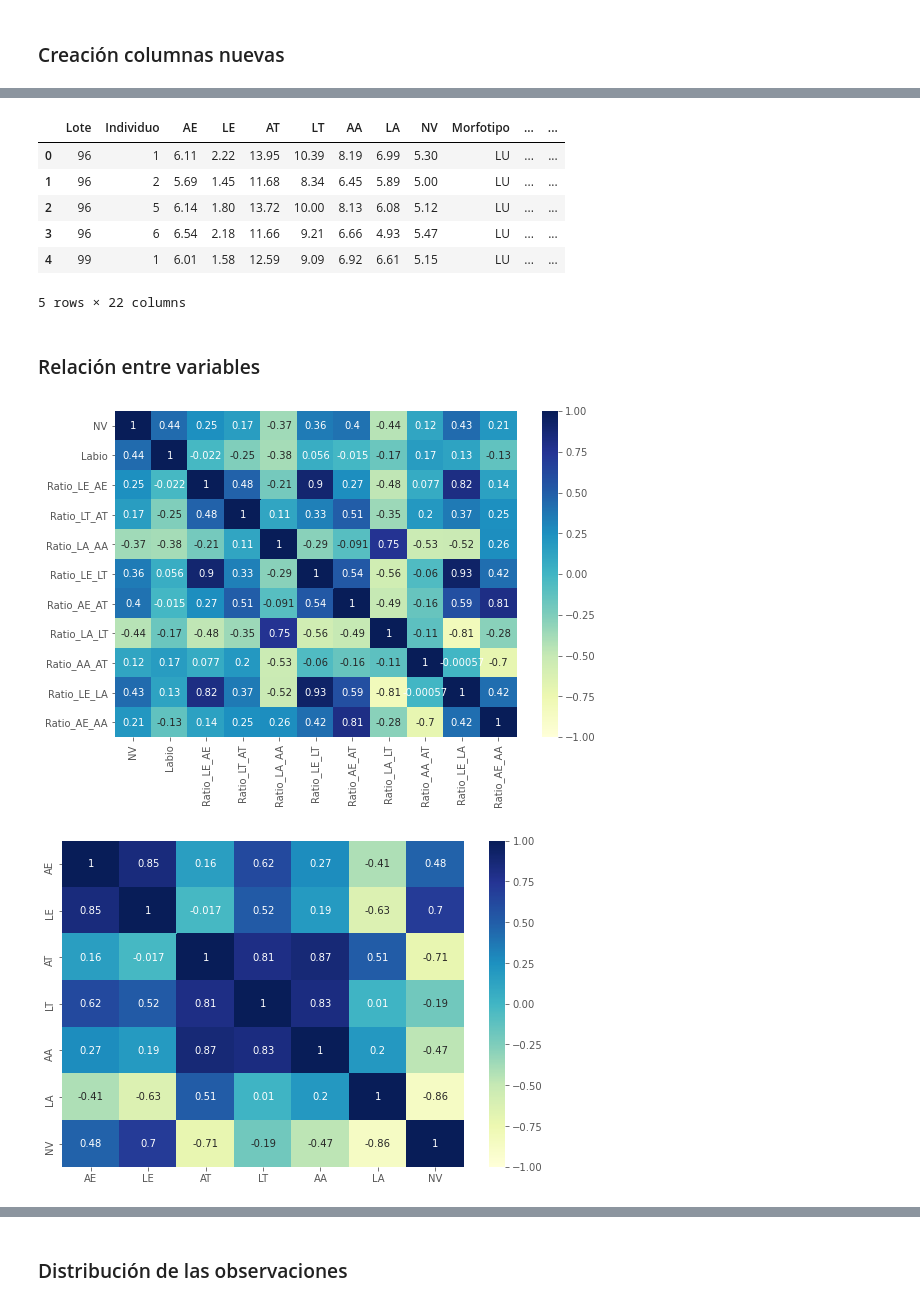
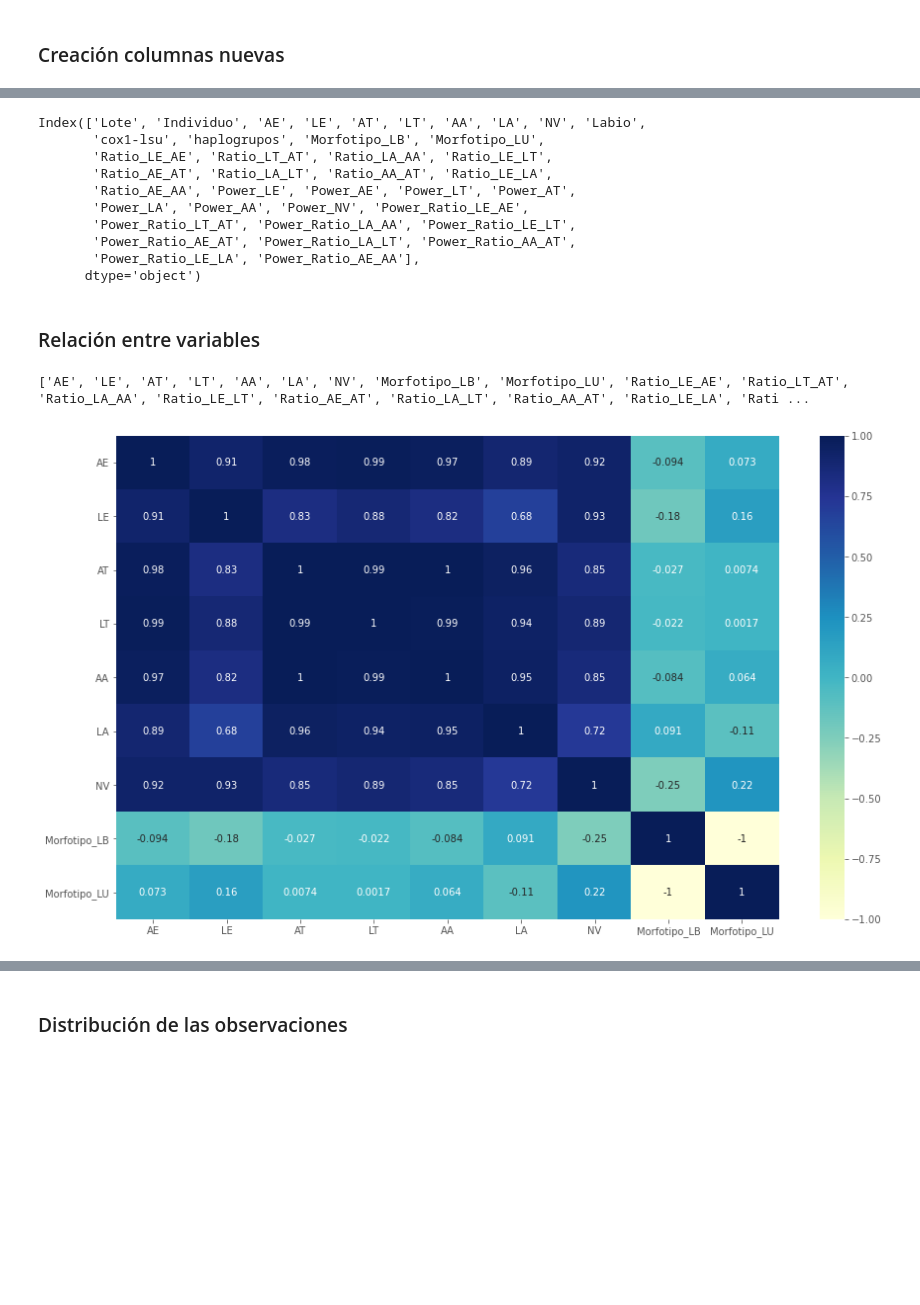
Before and after one commit to szl30n/ProyectosDHDS, a Jupyter notebook: TP4/notebooks/Enzo.ipynb, the cells around one changed output, grey strips where cells are left out. Cells and saved outputs as stored; diff of their text form; code cells hidden in the pictures; blank space fills up the shorter version.

```diff
--- a/TP4/notebooks/Enzo.ipynb
+++ b/TP4/notebooks/Enzo.ipynb
@@ -113,0 +118,3 @@ Name: cox1-rrnL, dtype: int64
+# %%
+data = pd.get_dummies(data, columns = ["Morfotipo"], drop_first = True)
+data.head(5)
@@ -114,10 +128,3 @@ Name: cox1-rrnL, dtype: int64
 # %% [markdown]
 ### Creación columnas nuevas
-# %%
-# Creación de diccionario y reemplazo de haplotipos combinados (105) por haplogrupos (3)
-ht = ['AA', 'AB', 'BA', 'CA', 'DA', 'EA', 'FA', 'LA', 'NA', 'OA', 'JH', 'KI', 'GC', 'GD', 'GE', 'GF', 'HG', 'IG', 'MG']
-hg = ['0', '0', '0', '0', '0', '0', '0', '0', '0', '0', '0', '0', '1', '1', '1', '1', '2', '2', '2']
-hg_ht_rep = dict(zip(ht, hg))
-
-data["haplogrupos"] = data["cox1-rrnL"].replace(hg_ht_rep)
 # %%
@@ -157,25 +186,48 @@ data_ratios
+# %%
+# Power_ratios
+# (Cada parte sobre sí misma) ** potencia
+data["Power_Ratio_LE_AE"] = data["Ratio_LE_AE"] ** potencia # Espira
+data["Power_Ratio_LT_AT"] = data["Ratio_LT_AT"] ** potencia # Total
+data["Power_Ratio_LA_AA"] = data["Ratio_LA_AA"] ** potencia # Abertura
+
+# (Espira / Total) ** potencia
+data["Power_Ratio_LE_LT"] = data["Ratio_LE_LT"] ** potencia # Largo
+data["Power_Ratio_AE_AT"] = data["Ratio_AE_AT"] ** potencia # Ancho
+
+# (Abertura / Total) ** potencia
+data["Power_Ratio_LA_LT"] = data["Ratio_LA_LT"] ** potencia # Largo
+data["Power_Ratio_AA_AT"] = data["Ratio_AA_AT"] ** potencia # Ancho
+
+# (Espira / Abertura) ** potencia
+data["Power_Ratio_LE_LA"] = data["Ratio_LE_LA"] ** potencia # Largo
+data["Power_Ratio_AE_AA"] = data["Ratio_AE_AA"] ** potencia # Ancho
 # %%
-data.head()
+data.columns
 # %% [output]
-|  | Lote | Individuo | AE | LE | AT | LT | AA | LA | NV | Morfotipo | ... | ... |
-| 0 | 96 | 1 | 6.11 | 2.22 | 13.95 | 10.39 | 8.19 | 6.99 | 5.30 | LU | ... | ... |
-| 1 | 96 | 2 | 5.69 | 1.45 | 11.68 | 8.34 | 6.45 | 5.89 | 5.00 | LU | ... | ... |
-| 2 | 96 | 5 | 6.14 | 1.80 | 13.72 | 10.00 | 8.13 | 6.08 | 5.12 | LU | ... | ... |
-| 3 | 96 | 6 | 6.54 | 2.18 | 11.66 | 9.21 | 6.66 | 4.93 | 5.47 | LU | ... | ... |
-| 4 | 99 | 1 | 6.01 | 1.58 | 12.59 | 9.09 | 6.92 | 6.61 | 5.15 | LU | ... | ... |
-5 rows × 22 columns
+Index(['Lote', 'Individuo', 'AE', 'LE', 'AT', 'LT', 'AA', 'LA', 'NV', 'Labio',
+       'cox1-lsu', 'haplogrupos', 'Morfotipo_LB', 'Morfotipo_LU',
+       'Ratio_LE_AE', 'Ratio_LT_AT', 'Ratio_LA_AA', 'Ratio_LE_LT',
+       'Ratio_AE_AT', 'Ratio_LA_LT', 'Ratio_AA_AT', 'Ratio_LE_LA',
+       'Ratio_AE_AA', 'Power_LE', 'Power_AE', 'Power_LT', 'Power_AT',
+       'Power_LA', 'Power_AA', 'Power_NV', 'Power_Ratio_LE_AE',
+       'Power_Ratio_LT_AT', 'Power_Ratio_LA_AA', 'Power_Ratio_LE_LT',
+       'Power_Ratio_AE_AT', 'Power_Ratio_LA_LT', 'Power_Ratio_AA_AT',
+       'Power_Ratio_LE_LA', 'Power_Ratio_AE_AA'],
+      dtype='object')
 # %% [markdown]
 ### Relación entre variables
-# %%
-def _print_matriz_correlacion(dflocal):
-    plt.rcParams['figure.figsize'] = (9, 6)
-    plt.rcParams['font.size'] = 10
-    sns.heatmap(dflocal, vmin = -1, vmax = 1, center = 0, cmap = "YlGnBu", annot = True)
-_print_matriz_correlacion(data.iloc[8:,8:].corr())
-# %% [output]
-[figure, removed]
+# %%
+Medidas = ['AE', 'LE', 'AT', 'LT', 'AA', 'LA', 'NV', 'Morfotipo_LB', 'Morfotipo_LU']
+Ratios = ['Ratio_LE_AE', 'Ratio_LT_AT', 'Ratio_LA_AA', 'Ratio_LE_LT', 'Ratio_AE_AT', 'Ratio_LA_LT', 'Ratio_AA_AT', 'Ratio_LE_LA', 'Ratio_AE_AA', 'Morfotipo_LB', 'Morfotipo_LU']
+Powers = ['Power_LE', 'Power_AE', 'Power_LT', 'Power_AT', 'Power_LA', 'Power_AA', 'Power_NV', 'Morfotipo_LB', 'Morfotipo_LU']
+Powers_ratios = ['Power_Ratio_LE_AE', 'Power_Ratio_LT_AT', 'Power_Ratio_LA_AA', 'Power_Ratio_LE_LT', 'Power_Ratio_AE_AT', 'Power_Ratio_LA_LT', 'Power_Ratio_AA_AT', 'Power_Ratio_LE_LA', 'Power_Ratio_AE_AA', 'Morfotipo_LB', 'Morfotipo_LU']
+Todo = Medidas + Ratios + Powers + Powers_ratios
+Todo = list(dict.fromkeys(Todo)) #para eliminar elementos duplicados de una lista
+print(Todo)
+# %% [output]
+['AE', 'LE', 'AT', 'LT', 'AA', 'LA', 'NV', 'Morfotipo_LB', 'Morfotipo_LU', 'Ratio_LE_AE', 'Ratio_LT_AT', 'Ratio_LA_AA', 'Ratio_LE_LT', 'Ratio_AE_AT', 'Ratio_LA_LT', 'Ratio_AA_AT', 'Ratio_LE_LA', 'Rati ...
 # %%
 #variables originales del dataset
-_print_matriz_correlacion(data.iloc[2:9,2:9].corr())
+f._print_matriz_correlacion(data[Medidas].corr())
 # %% [output]
-[figure, old version]
+[figure, new version]
```
Also changed, not shown: parts of 147 cells of this notebook.
